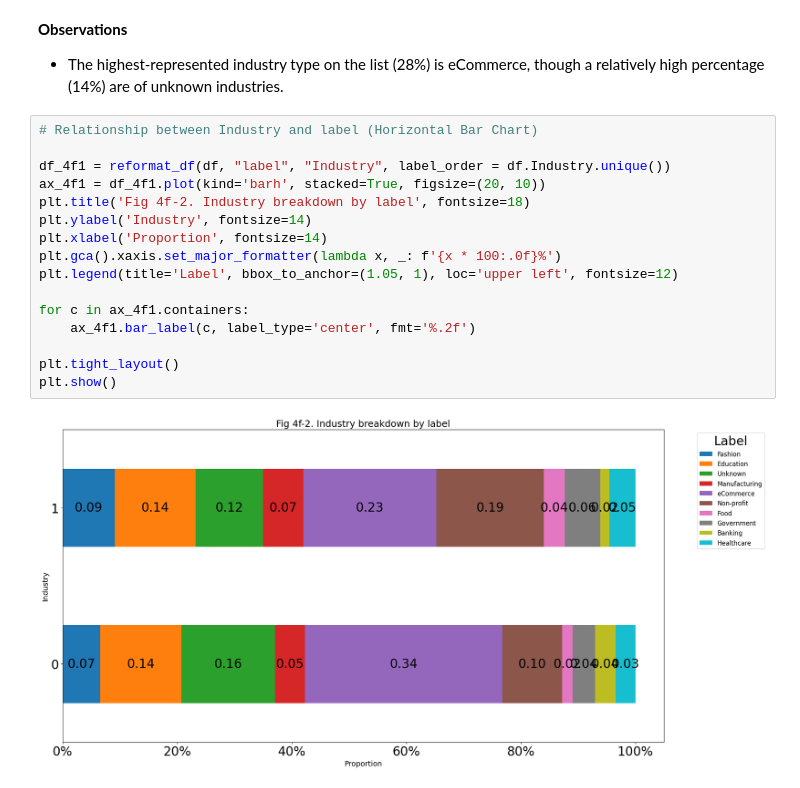
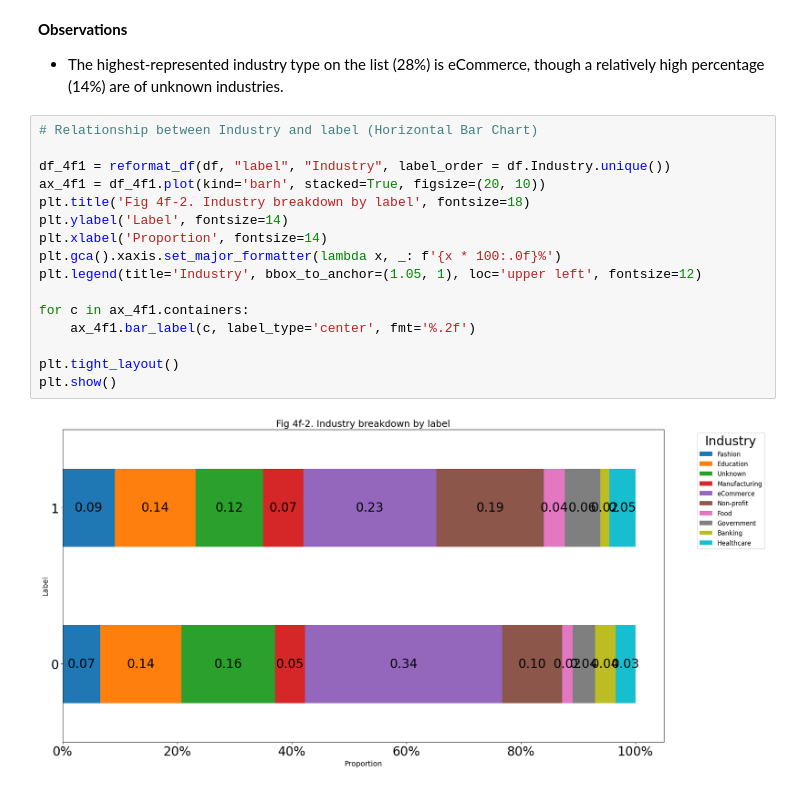
Before and after one commit to yhcchan/aiap22-colin-chan-yip-hang-961g, a Jupyter notebook: eda.ipynb, the cells around one changed output. Drawn from its saved outputs; the diff is of its cells as text.

```diff
--- a/eda.ipynb
+++ b/eda.ipynb
@@ -930,19 +912,19 @@ plt.show()
 # %%
 # Relationship between Industry and label (Horizontal Bar Chart)
 
 df_4f1 = reformat_df(df, "label", "Industry", label_order = df.Industry.unique())
 ax_4f1 = df_4f1.plot(kind='barh', stacked=True, figsize=(20, 10))
 plt.title('Fig 4f-2. Industry breakdown by label', fontsize=18)
-plt.ylabel('Industry', fontsize=14)
+plt.ylabel('Label', fontsize=14)
 plt.xlabel('Proportion', fontsize=14)
 plt.gca().xaxis.set_major_formatter(lambda x, _: f'{x * 100:.0f}%')
-plt.legend(title='Label', bbox_to_anchor=(1.05, 1), loc='upper left', fontsize=12)
+plt.legend(title='Industry', bbox_to_anchor=(1.05, 1), loc='upper left', fontsize=12)
 
 for c in ax_4f1.containers:
     ax_4f1.bar_label(c, label_type='center', fmt='%.2f')
 
 plt.tight_layout()
 plt.show()
 # %% [output]
-[figure, old version]
+[figure, new version]
 # %%
```
Also changed, not shown: parts of 22 cells of this notebook.
